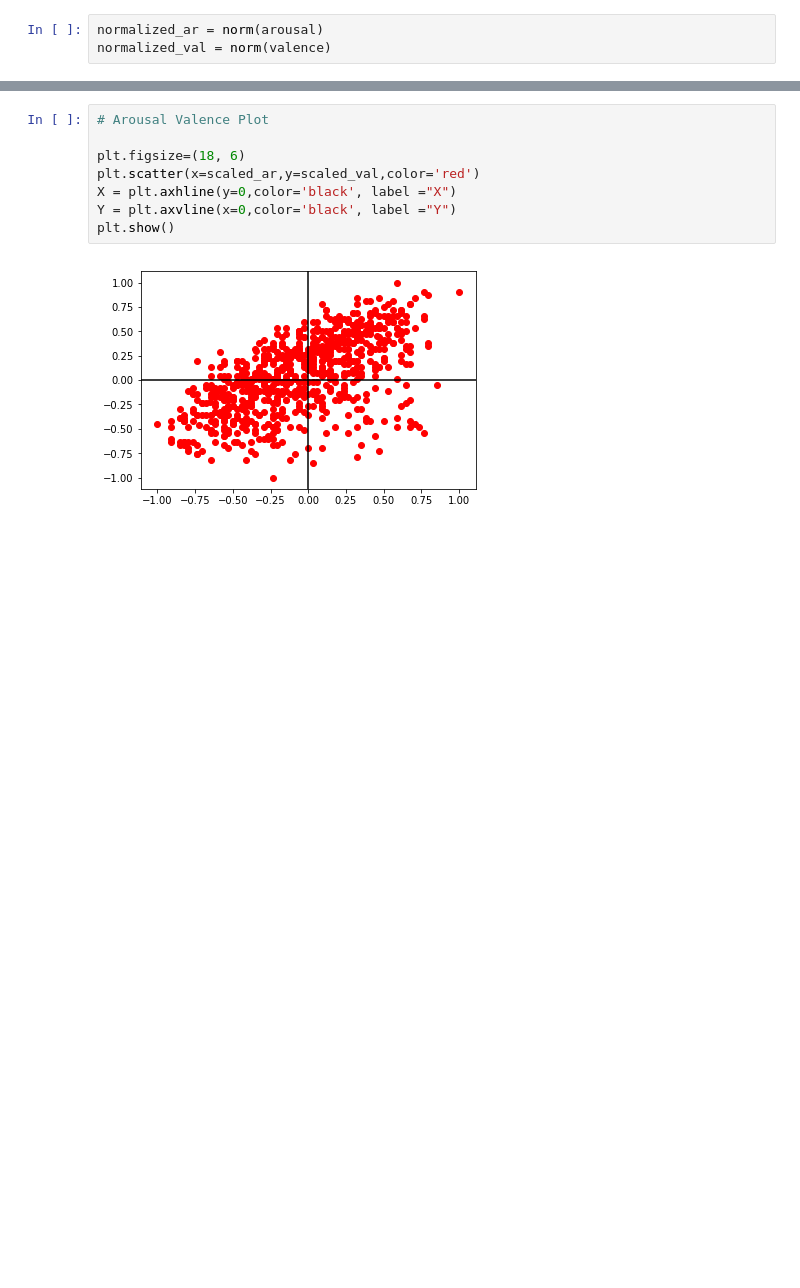
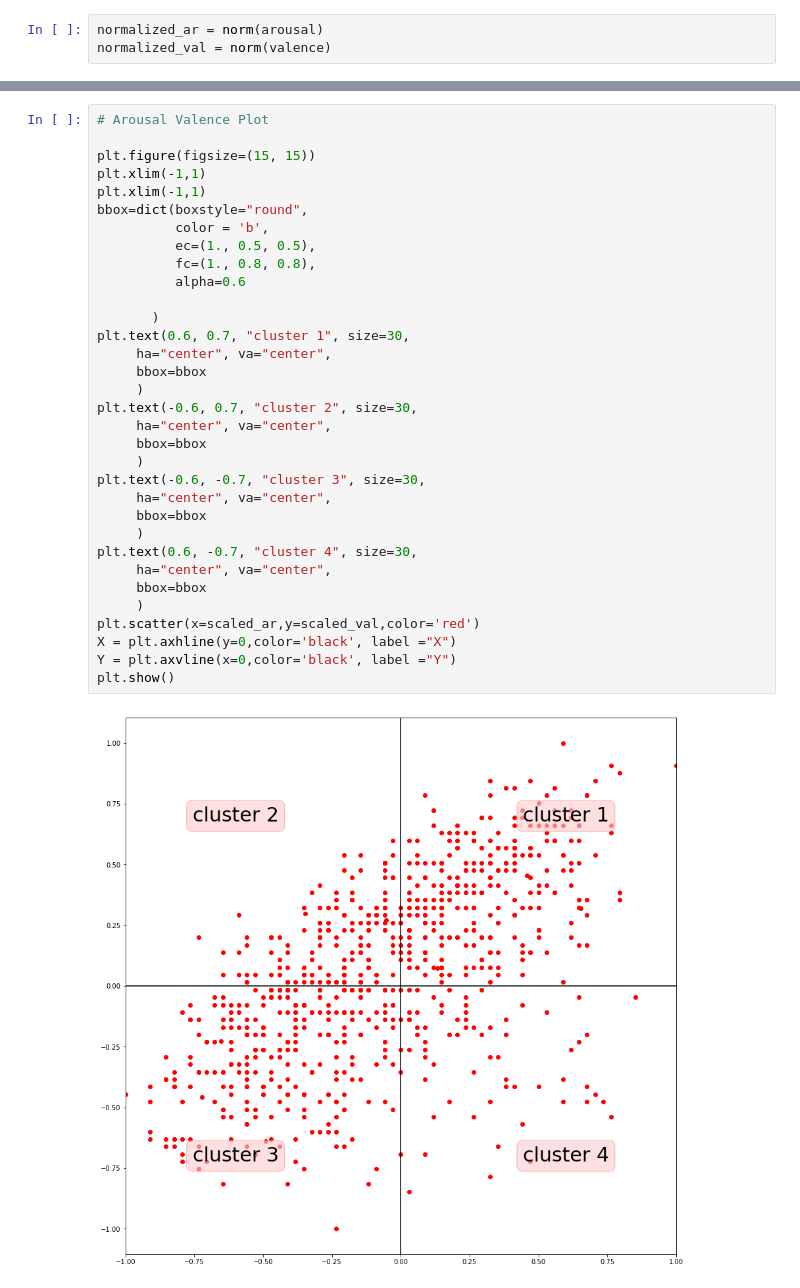
Before and after one commit to TegarSU/AsikYesAjigile, a Jupyter notebook: Try/TryExplore.ipynb, the cells around one changed output, grey strips where cells are left out. Cells and saved outputs as stored; diff of their text form; blank space fills up the shorter version.

```diff
--- a/Try/TryExplore.ipynb
+++ b/Try/TryExplore.ipynb
@@ -126,10 +126,35 @@ plt.show()
-# %%
-# Arousal Valence Plot
-
-plt.figsize=(18, 6)
-plt.scatter(x=scaled_ar,y=scaled_val,color='red')
-X = plt.axhline(y=0,color='black', label ="X")
-Y = plt.axvline(x=0,color='black', label ="Y")
-plt.show()
-# %% [output]
-[figure, removed]
+# %%
+# Arousal Valence Plot
+
+plt.figure(figsize=(15, 15))
+plt.xlim(-1,1)
+plt.xlim(-1,1)
+bbox=dict(boxstyle="round",
+          color = 'b',
+          ec=(1., 0.5, 0.5),
+          fc=(1., 0.8, 0.8),
+          alpha=0.6
+
+       )
+plt.text(0.6, 0.7, "cluster 1", size=30,
+     ha="center", va="center",
+     bbox=bbox
+     )
+plt.text(-0.6, 0.7, "cluster 2", size=30,
+     ha="center", va="center",
+     bbox=bbox
+     )
+plt.text(-0.6, -0.7, "cluster 3", size=30,
+     ha="center", va="center",
+     bbox=bbox
+     )
+plt.text(0.6, -0.7, "cluster 4", size=30,
+     ha="center", va="center",
+     bbox=bbox
+     )
+plt.scatter(x=scaled_ar,y=scaled_val,color='red')
+X = plt.axhline(y=0,color='black', label ="X")
+Y = plt.axvline(x=0,color='black', label ="Y")
+plt.show()
+# %% [output]
+[figure, added]
```
Also changed, not shown: parts of 2 cells of this notebook, 2 other files.
